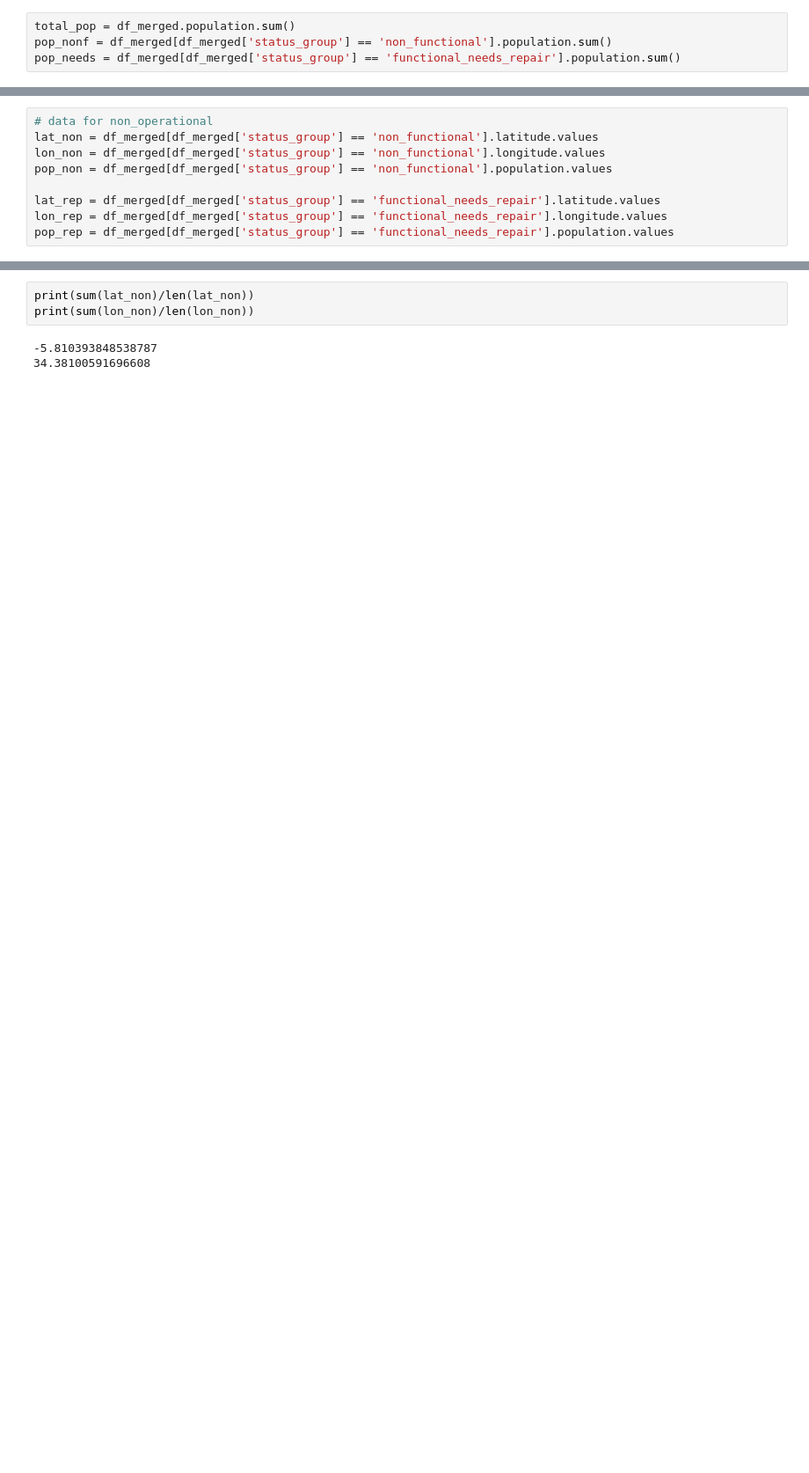
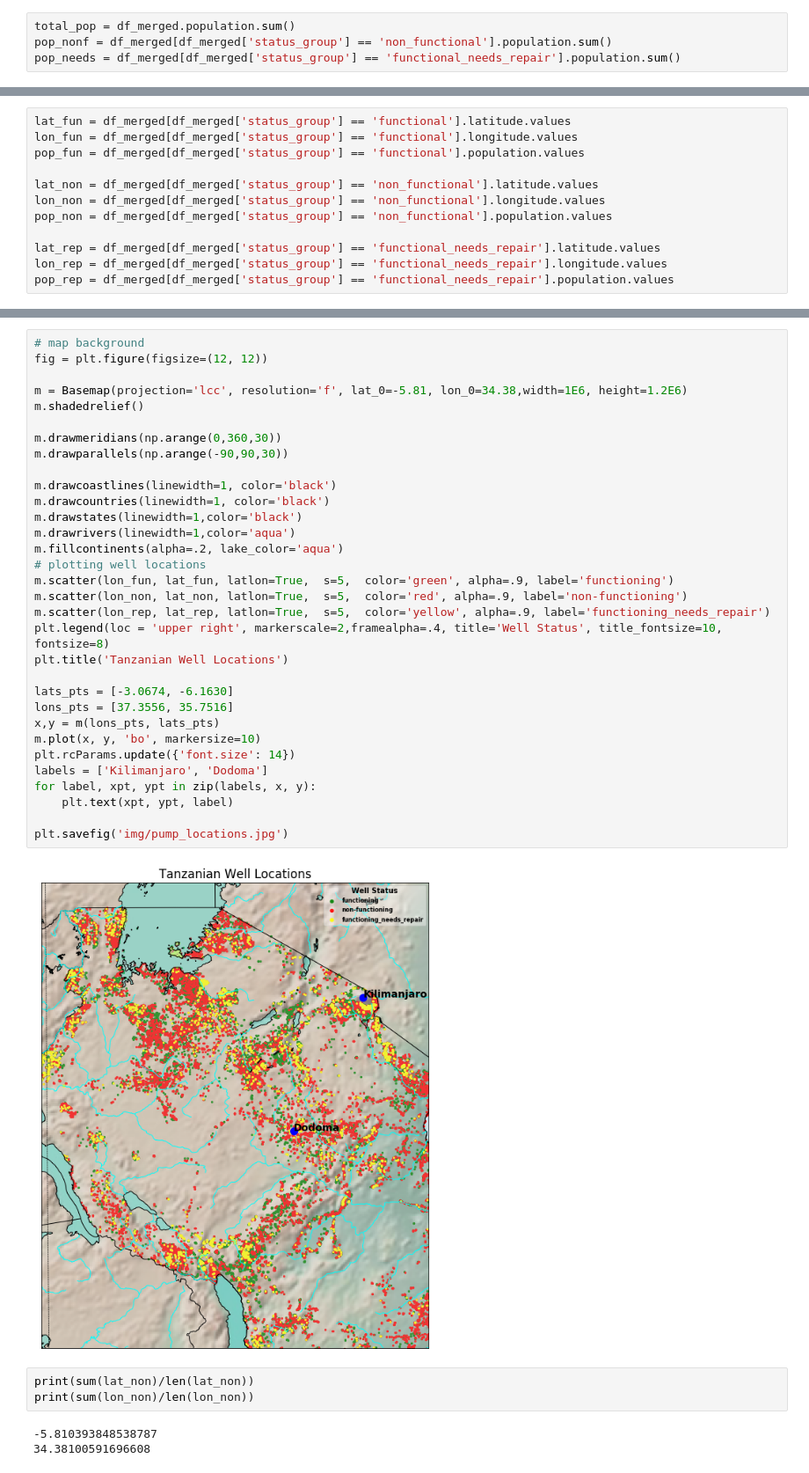
Before and after one commit to KelliExMachina/pump_it_up, a Jupyter notebook: EDA.ipynb, the cells around one changed output, grey strips where cells are left out. Shown at 88% size. Drawn from its saved outputs; the diff is of its cells as text; blank space fills up the shorter version.

```diff
--- a/EDA.ipynb
+++ b/EDA.ipynb
@@ -101,7 +102,10 @@ The total population serviced by pumps is 10,686,653
 Population affected by Non-functional pumps is 3,880,455
 Population affected by pumps that need repair is 755,916
 # %%
-# data for non_operational
+lat_fun = df_merged[df_merged['status_group'] == 'functional'].latitude.values
+lon_fun = df_merged[df_merged['status_group'] == 'functional'].longitude.values
+pop_fun = df_merged[df_merged['status_group'] == 'functional'].population.values
+
 lat_non = df_merged[df_merged['status_group'] == 'non_functional'].latitude.values
 lon_non = df_merged[df_merged['status_group'] == 'non_functional'].longitude.values
 pop_non = df_merged[df_merged['status_group'] == 'non_functional'].population.values
@@ -135,3 +116,37 @@ plt.savefig('img/pump_locations.jpg')
+# %%
+# map background
+fig = plt.figure(figsize=(12, 12))
+
+m = Basemap(projection='lcc', resolution='f', lat_0=-5.81, lon_0=34.38,width=1E6, height=1.2E6)
+m.shadedrelief()
+
+m.drawmeridians(np.arange(0,360,30))
+m.drawparallels(np.arange(-90,90,30))
+
+m.drawcoastlines(linewidth=1, color='black')
+m.drawcountries(linewidth=1, color='black')
+m.drawstates(linewidth=1,color='black')
+m.drawrivers(linewidth=1,color='aqua')
+m.fillcontinents(alpha=.2, lake_color='aqua')
+# plotting well locations
+m.scatter(lon_fun, lat_fun, latlon=True,  s=5,  color='green', alpha=.9, label='functioning')
+m.scatter(lon_non, lat_non, latlon=True,  s=5,  color='red', alpha=.9, label='non-functioning')
+m.scatter(lon_rep, lat_rep, latlon=True,  s=5,  color='yellow', alpha=.9, label='functioning_needs_repair')
+plt.legend(loc = 'upper right', markerscale=2,framealpha=.4, title='Well Status', title_fontsize=10, fontsize=8)
+plt.title('Tanzanian Well Locations')
+
+lats_pts = [-3.0674, -6.1630]
+lons_pts = [37.3556, 35.7516]
+x,y = m(lons_pts, lats_pts)
+m.plot(x, y, 'bo', markersize=10)
+plt.rcParams.update({'font.size': 14})
+labels = ['Kilimanjaro', 'Dodoma']
+for label, xpt, ypt in zip(labels, x, y):
+    plt.text(xpt, ypt, label)
+
+plt.savefig('img/pump_locations.jpg')
+# %% [output]
+[figure, added]
 # %%
 print(sum(lat_non)/len(lat_non))
 print(sum(lon_non)/len(lon_non))
```
Also changed, not shown: parts of 2 cells of this notebook, 1 other file.
